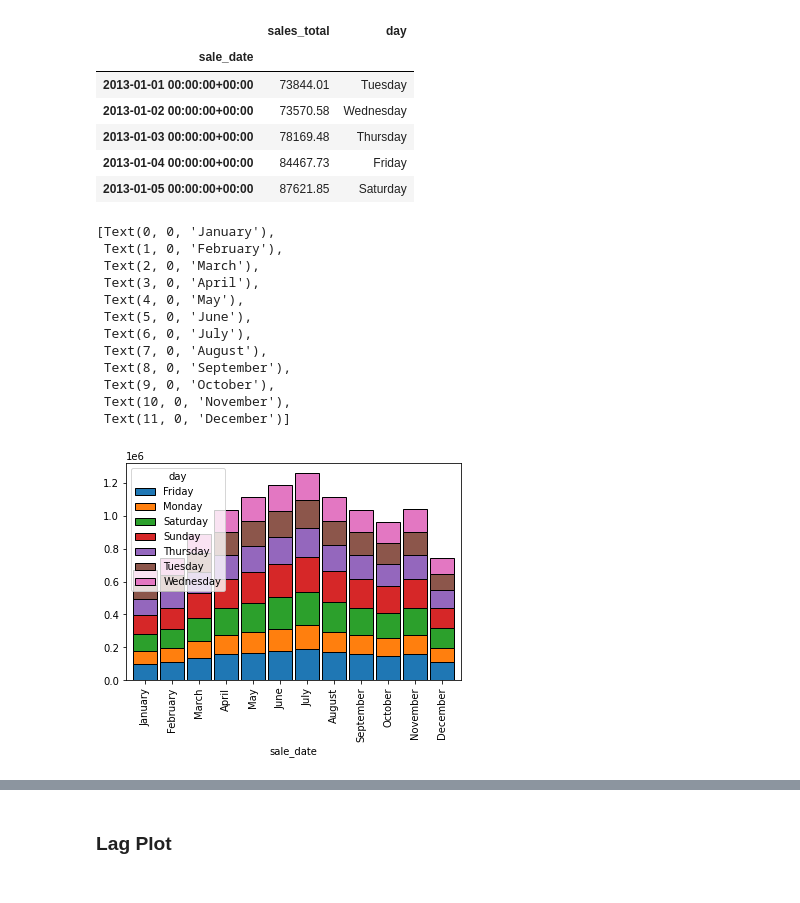
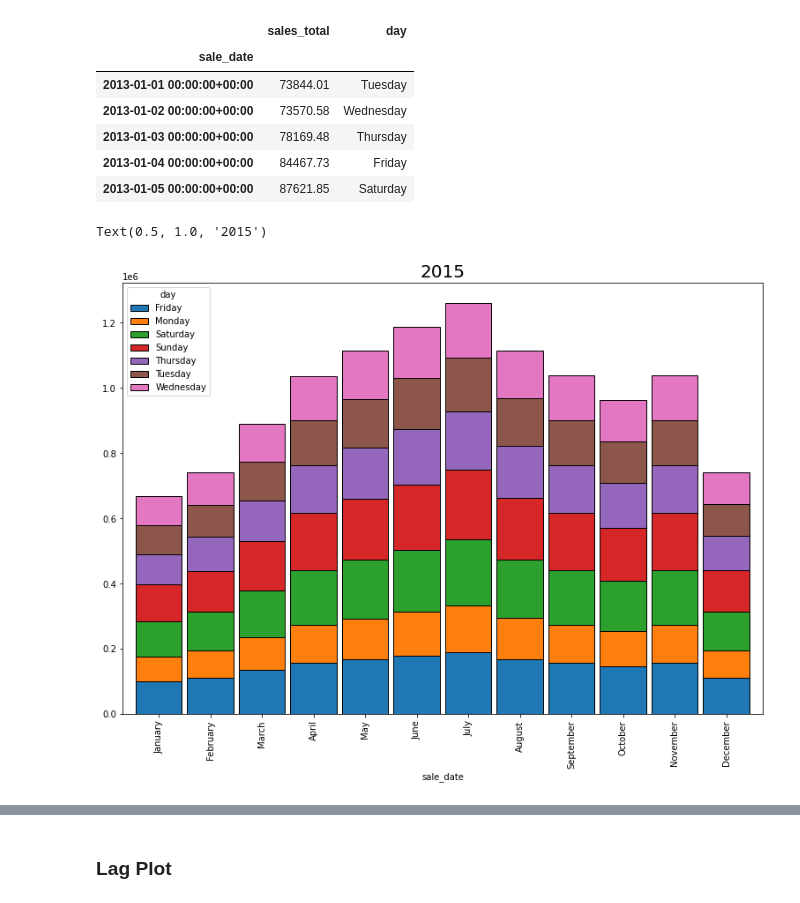
Before and after one commit to lukewbecker/time-series-exercises, a Jupyter notebook: explore_exercises.ipynb, the cells around one changed output, grey strips where cells are left out. Cells and saved outputs as stored; diff of their text form; code cells hidden in the pictures.

```diff
--- a/explore_exercises.ipynb
+++ b/explore_exercises.ipynb
@@ -421,27 +442,17 @@ train.head()
 # %%
 ax = (train['2015']
  .groupby('day')
  .resample('M')
  .sales_total.mean()
  .unstack(0)
- .plot.bar(stacked=True, width=.9, ec='black')
+ .plot.bar(stacked=True, width=.9, ec='black', figsize = (13, 9))
 )
 labels = [pd.to_datetime(t.get_text()).strftime('%B') for t in ax.get_xticklabels()]
 ax.set_xticklabels(labels)
+plt.title("2015", fontsize = 20)
 # %% [output]
-[Text(0, 0, 'January'),
- Text(1, 0, 'February'),
- Text(2, 0, 'March'),
- Text(3, 0, 'April'),
- Text(4, 0, 'May'),
- Text(5, 0, 'June'),
- Text(6, 0, 'July'),
- Text(7, 0, 'August'),
- Text(8, 0, 'September'),
- Text(9, 0, 'October'),
- Text(10, 0, 'November'),
- Text(11, 0, 'December')]
+Text(0.5, 1.0, '2015')
-[figure, old version]
+[figure, new version]
 # %%
 # Now for 2016
 
```
Also changed, not shown: parts of 24 cells of this notebook.
